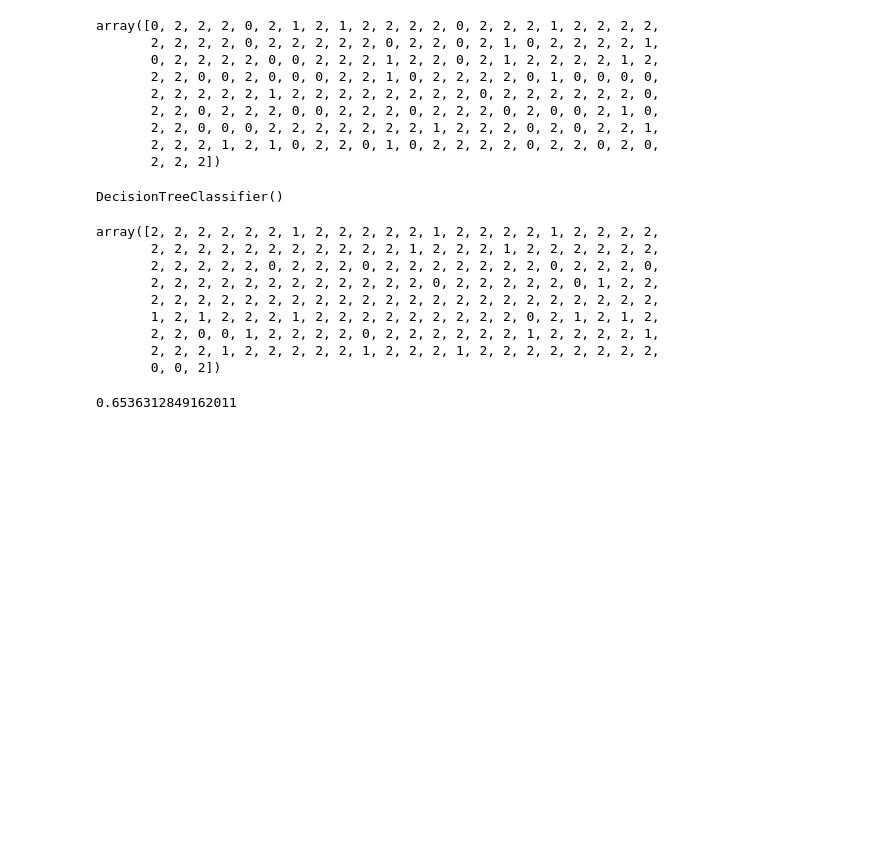
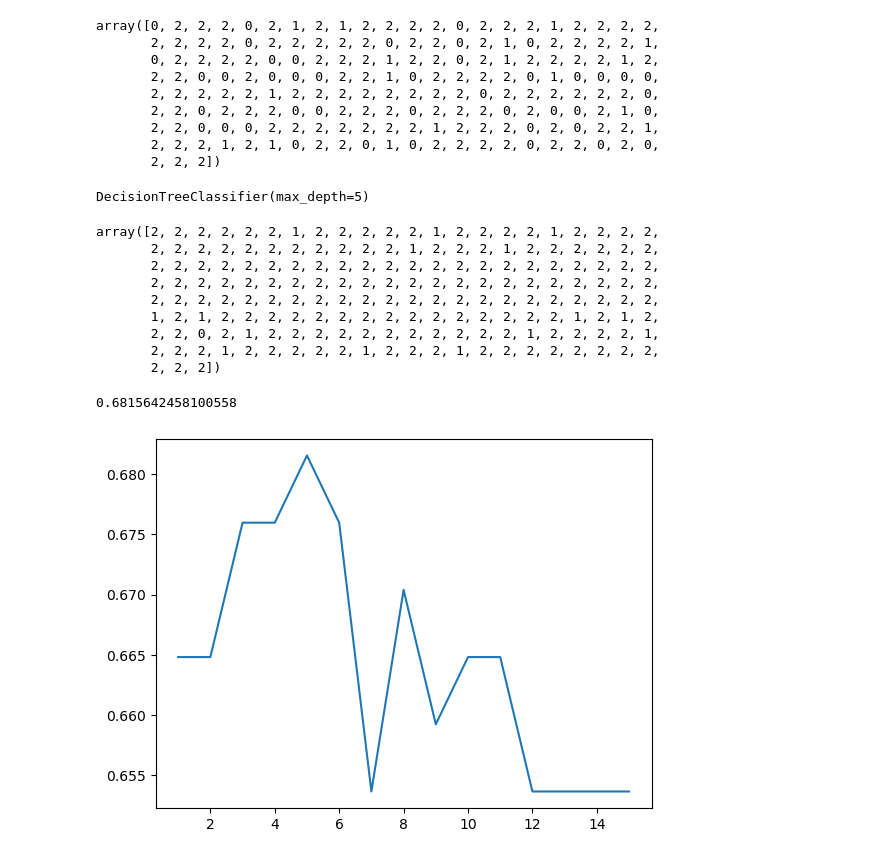
Before and after one commit to Avin-Padda/Avninder-Singh, a Jupyter notebook: HandlingMissingValues.ipynb, the cells around one changed output. Drawn from its saved outputs; the diff is of its cells as text; code cells hidden in the pictures; blank space fills up the shorter version.

```diff
--- a/HandlingMissingValues.ipynb
+++ b/HandlingMissingValues.ipynb
@@ -205,11 +209,11 @@ array([0, 2, 2, 2, 0, 2, 1, 2, 1, 2, 2, 2, 2, 0, 2, 2, 2, 1, 2, 2, 2, 2,
 # %%
 from sklearn.tree import DecisionTreeClassifier
 # %%
-cfl = DecisionTreeClassifier()
+cfl = DecisionTreeClassifier(max_depth = 5)
 
 cfl.fit(X_train_transformed, y_train_transformed)
 # %% [output]
-DecisionTreeClassifier()
+DecisionTreeClassifier(max_depth=5)
 # %%
 y_pred = cfl.predict(X_test_transformed)
 # %%
@@ -217,13 +221,13 @@ y_pred
 # %% [output]
 array([2, 2, 2, 2, 2, 2, 1, 2, 2, 2, 2, 2, 1, 2, 2, 2, 2, 1, 2, 2, 2, 2,
        2, 2, 2, 2, 2, 2, 2, 2, 2, 2, 2, 1, 2, 2, 2, 1, 2, 2, 2, 2, 2, 2,
-       2, 2, 2, 2, 2, 0, 2, 2, 2, 0, 2, 2, 2, 2, 2, 2, 2, 0, 2, 2, 2, 0,
-       2, 2, 2, 2, 2, 2, 2, 2, 2, 2, 2, 2, 0, 2, 2, 2, 2, 2, 0, 1, 2, 2,
        2, 2, 2, 2, 2, 2, 2, 2, 2, 2, 2, 2, 2, 2, 2, 2, 2, 2, 2, 2, 2, 2,
-       1, 2, 1, 2, 2, 2, 1, 2, 2, 2, 2, 2, 2, 2, 2, 2, 0, 2, 1, 2, 1, 2,
-       2, 2, 0, 0, 1, 2, 2, 2, 2, 0, 2, 2, 2, 2, 2, 2, 1, 2, 2, 2, 2, 1,
+       2, 2, 2, 2, 2, 2, 2, 2, 2, 2, 2, 2, 2, 2, 2, 2, 2, 2, 2, 2, 2, 2,
+       2, 2, 2, 2, 2, 2, 2, 2, 2, 2, 2, 2, 2, 2, 2, 2, 2, 2, 2, 2, 2, 2,
+       1, 2, 1, 2, 2, 2, 2, 2, 2, 2, 2, 2, 2, 2, 2, 2, 2, 2, 1, 2, 1, 2,
+       2, 2, 0, 2, 1, 2, 2, 2, 2, 2, 2, 2, 2, 2, 2, 2, 1, 2, 2, 2, 2, 1,
        2, 2, 2, 1, 2, 2, 2, 2, 2, 1, 2, 2, 2, 1, 2, 2, 2, 2, 2, 2, 2, 2,
-       0, 0, 2])
+       2, 2, 2])
 # %%
 from sklearn.metrics import accuracy_score
 # %%
@@ -231,4 +235,19 @@ accuracy = accuracy_score(y_pred, y_test_transformed)
 # %%
 accuracy
 # %% [output]
-0.6536312849162011
+0.6815642458100558
+# %%
+scores = []
+for i in range(1, 16):
+    cfl = DecisionTreeClassifier(max_depth = i)
+    cfl.fit(X_train_transformed, y_train_transformed)
+    y_pred = cfl.predict(X_test_transformed)
+    accu = accuracy_score(y_test_transformed, y_pred)
+    scores.append(accu)
+# %%
+import matplotlib.pyplot as plt
+
+plt.plot(range(1, 16), scores)
+plt.show()
+# %% [output]
+[figure, added]
```
Also changed, not shown: parts of 1 cell of this notebook.
